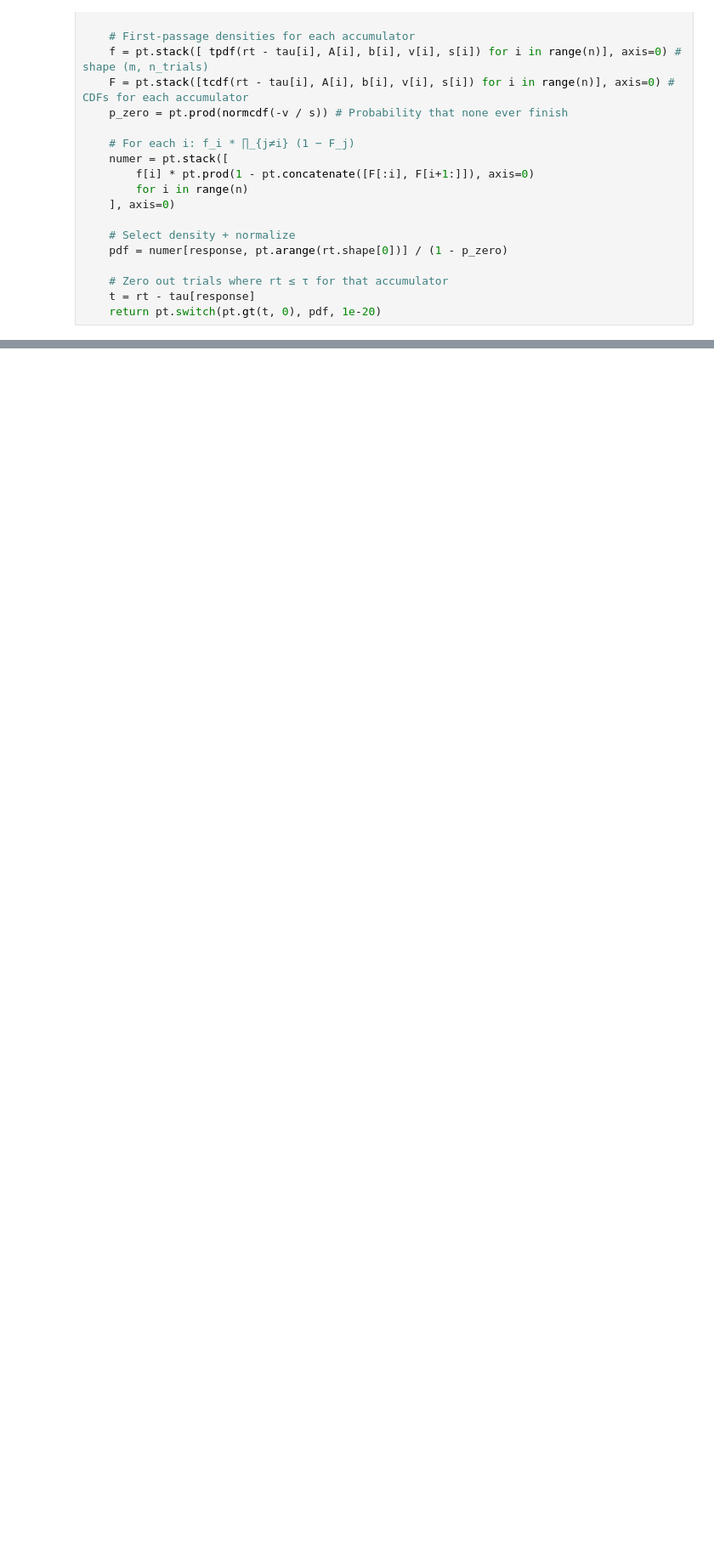
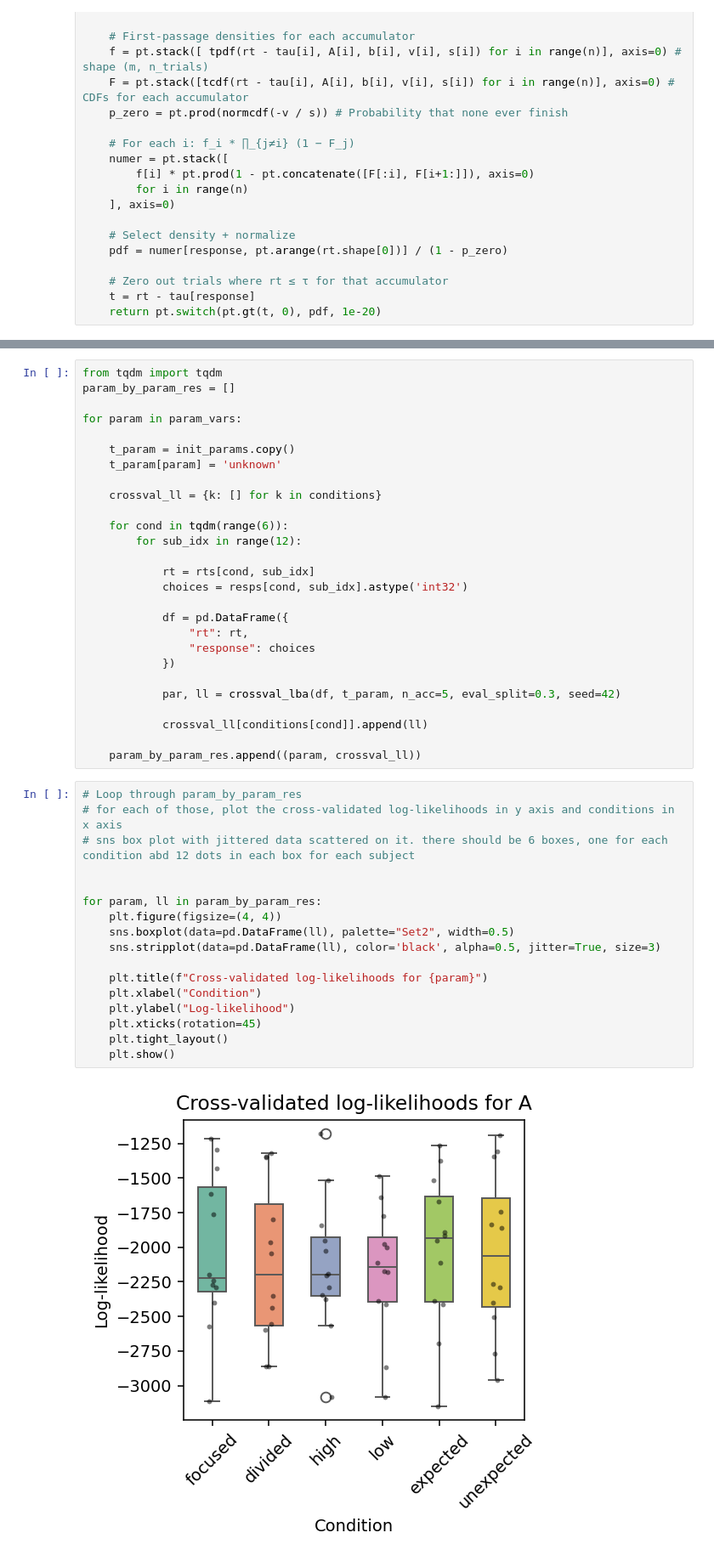
Before and after one commit to NuttidaLab/state_space_analysis, a Jupyter notebook: 02_fig/02_lba.ipynb, the cells around one changed output, grey strips where cells are left out. Shown at 85% size. Cells and saved outputs as stored; diff of their text form; blank space fills up the shorter version.

```diff
--- a/02_fig/02_lba.ipynb
+++ b/02_fig/02_lba.ipynb
@@ -388,0 +354,46 @@ summs["focused"]
+# %%
+from tqdm import tqdm
+param_by_param_res = []
+
+for param in param_vars:
+
+    t_param = init_params.copy()
+    t_param[param] = 'unknown'
+
+    crossval_ll = {k: [] for k in conditions}
+
+    for cond in tqdm(range(6)):
+        for sub_idx in range(12):
+
+            rt = rts[cond, sub_idx]
+            choices = resps[cond, sub_idx].astype('int32')
+
+            df = pd.DataFrame({
+                "rt": rt,
+                "response": choices
+            })
+
+            par, ll = crossval_lba(df, t_param, n_acc=5, eval_split=0.3, seed=42)
+
+            crossval_ll[conditions[cond]].append(ll)
+
+    param_by_param_res.append((param, crossval_ll))
+# %%
+# Loop through param_by_param_res
+# for each of those, plot the cross-validated log-likelihoods in y axis and conditions in x axis
+# sns box plot with jittered data scattered on it. there should be 6 boxes, one for each condition abd 12 dots in each box for each subject
+
+
+for param, ll in param_by_param_res:
+    plt.figure(figsize=(4, 4))
+    sns.boxplot(data=pd.DataFrame(ll), palette="Set2", width=0.5)
+    sns.stripplot(data=pd.DataFrame(ll), color='black', alpha=0.5, jitter=True, size=3)
+
+    plt.title(f"Cross-validated log-likelihoods for {param}")
+    plt.xlabel("Condition")
+    plt.ylabel("Log-likelihood")
+    plt.xticks(rotation=45)
+    plt.tight_layout()
+    plt.show()
+# %% [output]
+[figure, added]
```
Also changed, not shown: parts of 14 cells of this notebook.
